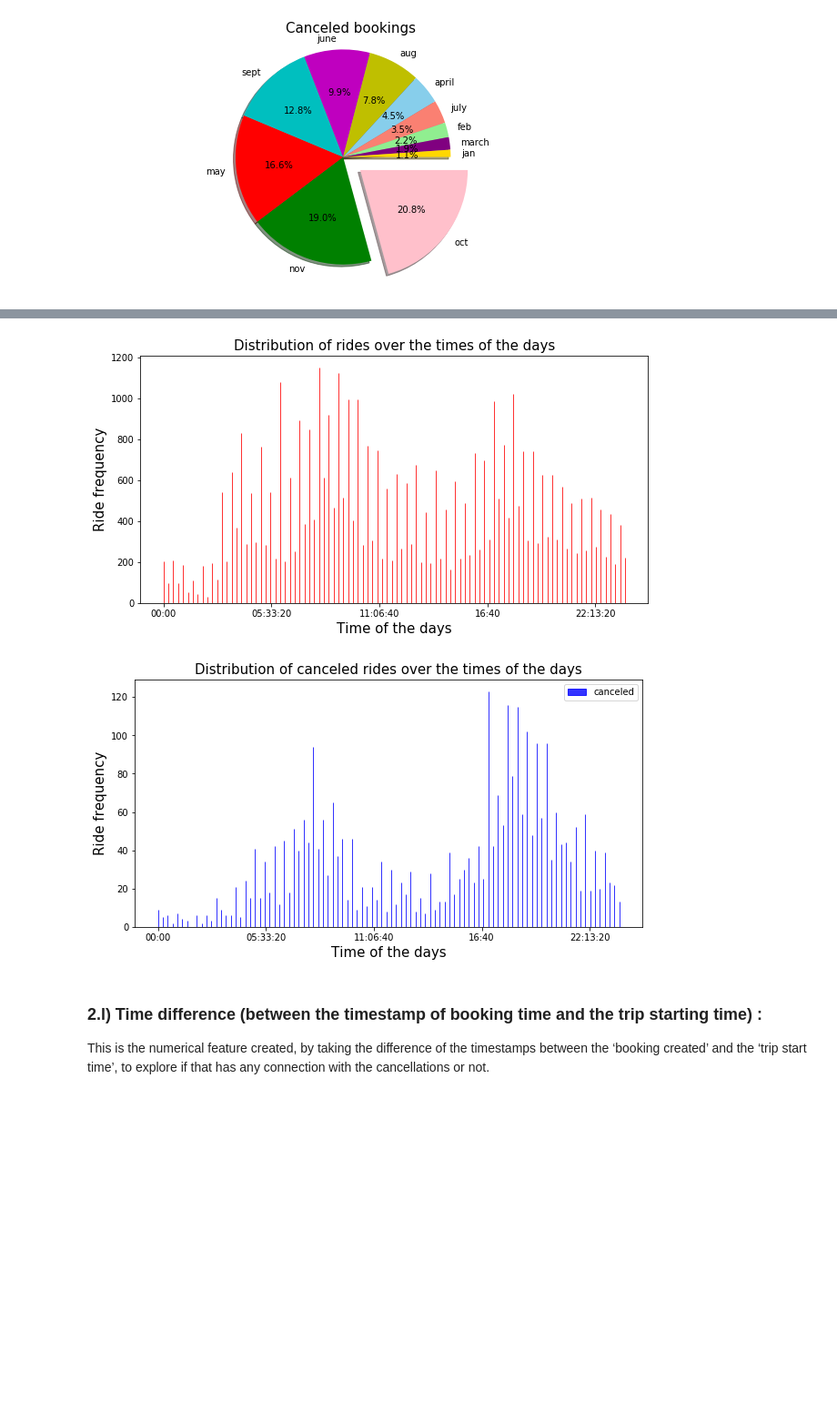
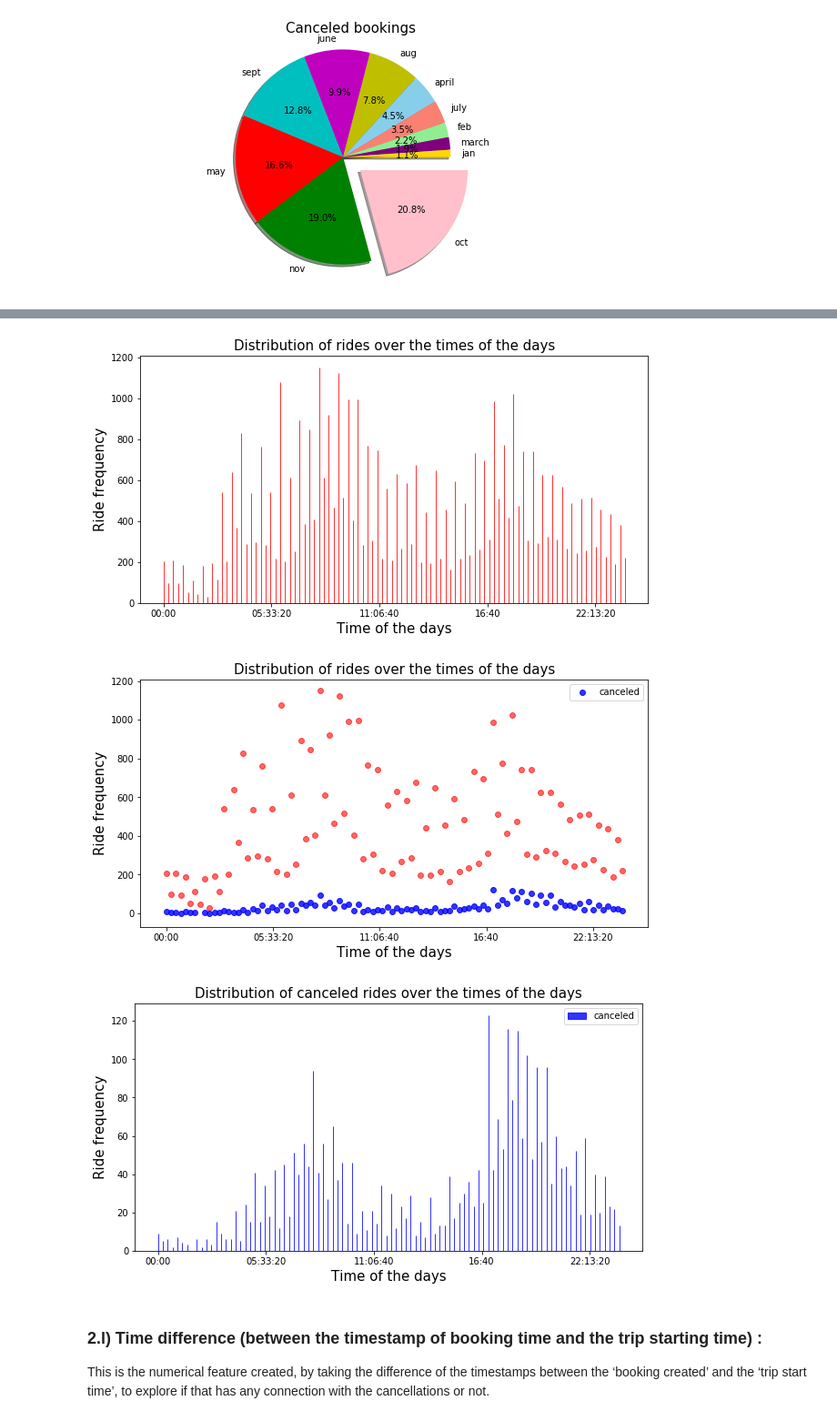
Before and after one commit to debisree/Springboard-Data-Science-Career-Track, a Jupyter notebook: Capstone_1_predicting_cab_booking_cancellation/predicting-cab-booking-cancellations-milestone.ipynb, the cells around one changed output, grey strips where cells are left out. Shown at 91% size. Cells and saved outputs as stored; diff of their text form; code cells hidden in the pictures; blank space fills up the shorter version.

```diff
--- a/Capstone_1_predicting_cab_booking_cancellation/predicting-cab-booking-cancellations-milestone.ipynb
+++ b/Capstone_1_predicting_cab_booking_cancellation/predicting-cab-booking-cancellations-milestone.ipynb
@@ -785,6 +864,12 @@ df['dayofweek'] = pd.to_datetime(df['from_date'],errors= 'coerce').dt.dayofweek
 df['date'] = pd.to_datetime(df['from_date'],errors= 'coerce').dt.day
 df['month'] = pd.to_datetime(df['from_date'],errors= 'coerce').dt.month
 df['time'] = pd.to_datetime(df['from_date'],errors ='coerce').dt.time
+df['hour'] = pd.to_datetime(df['from_date'],errors ='coerce').dt.hour
+df['min'] = pd.to_datetime(df['from_date'],errors ='coerce').dt.minute
+df['min_to_h']= df['min']/60
+df['time_new']= df['hour']+df['min_to_h']
+
+
 
 df1['dayofweek_can'] = pd.to_datetime(df['from_date'],errors= 'coerce').dt.dayofweek
 df1['date_can'] = pd.to_datetime(df['from_date'],errors= 'coerce').dt.day
@@ -797,11 +882,15 @@ date=df.date.value_counts()
 month=df.month.value_counts()
 t=df.time.value_counts()
 
+#print(weekday)
+
 weekday_can=df1.dayofweek_can.value_counts()
 date_can=df1.date_can.value_counts()
 month_can=df1.month_can.value_counts()
 t_can=df1.time_can.value_counts()
 #print(month_can)
+
+#print(weekday_can)
 
 #Visually days over the week:
 plt.figure(figsize=(10, 5))
@@ -898,30 +986,46 @@ The ride cancellation distribution also follows the same trend. Maximum numbers
 # %%
-#Visually time of the day
+#Visually time of the day:
+
 plt.figure(figsize=(10, 5))
-_=plt.bar(t.index,t.values,color='g',alpha=0.8,width=0.2,edgecolor='r')
+_=plt.bar(t.index,t.values,color='g',alpha=0.8,edgecolor='r')
+#_=plt.bar(t_can.index,t_can.values,color='b',edgecolor='b',alpha=0.8,label='canceled')
 #_=plt.bar(t_can.index,t_can.values,width=0.2,color='b',edgecolor='k',alpha=0.8,label='canceled')
 plt.xlabel('Time of the days',fontsize=15)
 #plt.xticks(labels=['Monday','Tuesday','Wednesday','Thursday','Friday','Saturday','Sunday'])
 plt.ylabel('Ride frequency',fontsize=15)
 plt.title('Distribution of rides over the times of the days',fontsize=15)
 #plt.legend()
 plt.savefig("21.png")
 plt.show()
 
-#Visually time of the day
+
+plt.figure(figsize=(10, 5))
+_=plt.scatter(t.index,t.values, color="r",alpha=0.6)
+#_=plt.scatter(t_can.index,t_can.values,color='b',edgecolor='b',alpha=0.8,label='canceled')
+_=plt.scatter(t_can.index,t_can.values,color='b',edgecolor='b',alpha=0.8,label='canceled')
+plt.xlabel('Time of the days',fontsize=15)
+#plt.xticks(labels=['Monday','Tuesday','Wednesday','Thursday','Friday','Saturday','Sunday'])
+plt.ylabel('Ride frequency',fontsize=15)
+plt.title('Distribution of rides over the times of the days',fontsize=15)
+plt.legend()
+plt.savefig("21a.png")
+plt.show()
+
+
 plt.figure(figsize=(10, 5))
 #_=plt.bar(t.index,t.values,color='g',alpha=0.8,width=0.2,edgecolor='r')
 _=plt.bar(t_can.index,t_can.values,width=0.2,color='b',edgecolor='b',alpha=0.8,label='canceled')
 plt.xlabel('Time of the days',fontsize=15)
 #plt.xticks(labels=['Monday','Tuesday','Wednesday','Thursday','Friday','Saturday','Sunday'])
 plt.ylabel('Ride frequency',fontsize=15)
 plt.title('Distribution of canceled rides over the times of the days',fontsize=15)
 plt.legend()
-plt.savefig("21a.png")
+plt.savefig("21b.png")
 plt.show()
 # %% [output]
 [figure]
-[figure, old version]
+[figure, new version]
+[figure, added]
 # %% [markdown]
 ### 2.l) Time difference (between the timestamp of booking time and the trip starting time) :
 
```
Also changed, not shown: parts of 18 cells of this notebook.
